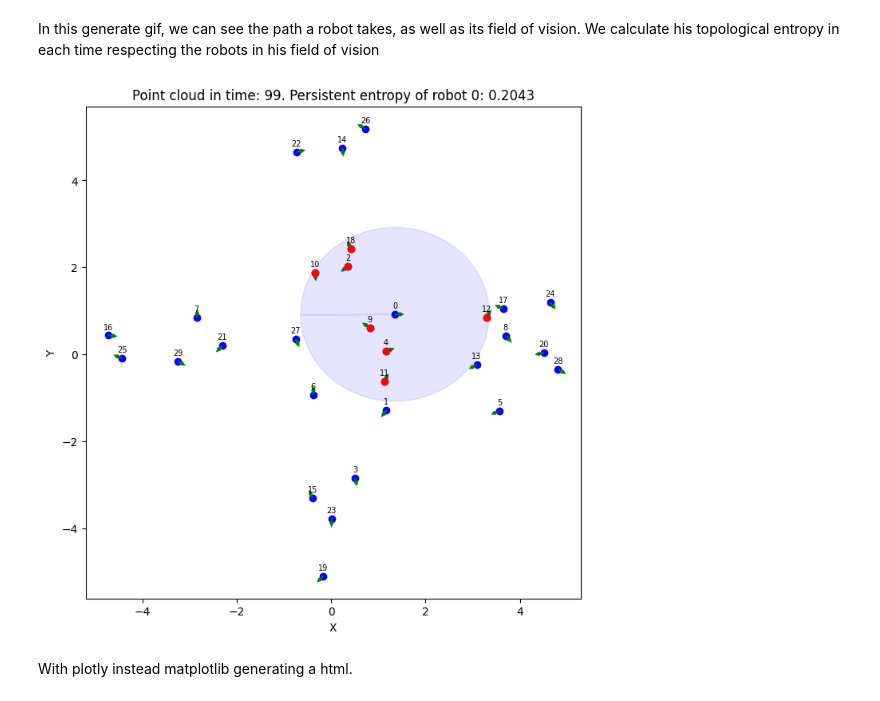
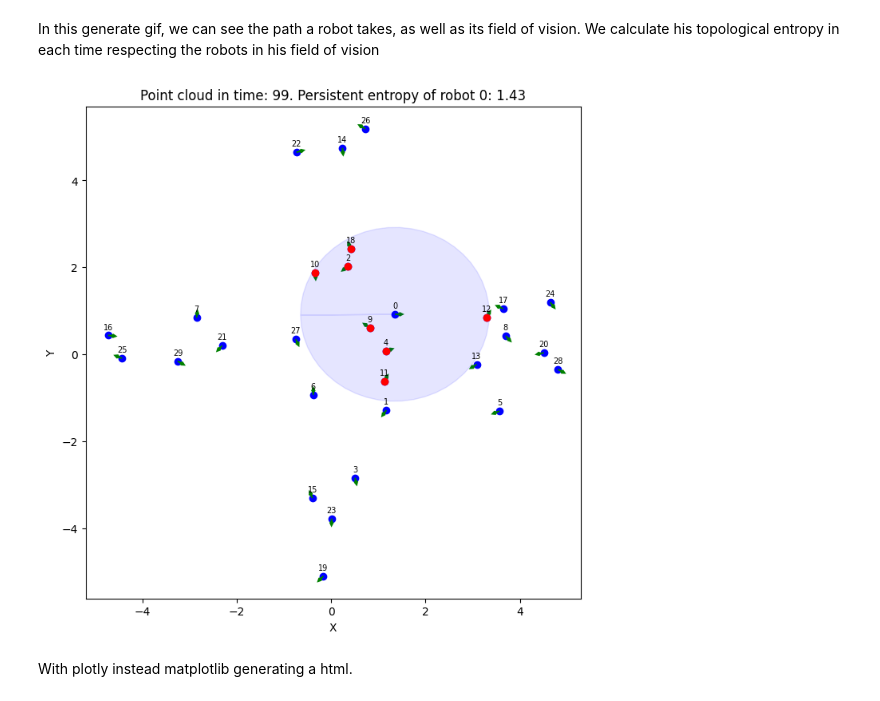
Before and after one commit to victosdur77/Task6.3.2, a Jupyter notebook: PersistentEntropy.ipynb, the cells around one changed output. Saved outputs shown, nothing was run; the diff lists cells and outputs as text; code cells hidden in the pictures.

```diff
--- a/PersistentEntropy.ipynb
+++ b/PersistentEntropy.ipynb
@@ -354,0 +357,40 @@ No significant, , correlación 0.19693841771233211
+# %%
+entropiasRobots=[]
+distanceMove=[]
+robotsVision=[]
+for j in range(instantes-1):
+    for i in range(n_robots):
+        time=j
+        robot=i
+        instante = ps[time]
+        x=instante[:,0]
+        y=instante[:,1]
+        angle=instante[:,2]
+        robots=fu.calculate_robots_in_field_vision(time,robot,radio,anguloVision)
+        robotsVision.append(len(robots))
+        if len(robots) == 0:
+            entropiasRobots.append(0)
+        else:
+            robots.append(robot)
+            puntos=ps[time,robots,:2]
+            x=fu.calculaDiagramaPersistencia(puntos,0)
+            xL = DiagramSelector(use=True).fit_transform([x])
+            entropia = fu.calculaEntropia(xL[0])
+            entropiasRobots.append(entropia)
+        time1=j
+        time2=j+1
+        x1=ps[time1,i,0]
+        y1=ps[time1,i,1]
+        x2=ps[time2,i,0]
+        y2=ps[time2,i,1]
+        distancia=fu.calculate_distance(x1,y1,x2,y2)
+        distanceMove.append(distancia)
+
+for i in np.unique(robotsVision):
+    print(f"{i} robots in the field of vision")
+    indices = np.where(np.array(robotsVision) == i)[0]
+    corr, p_value = spearmanr(np.array(entropiasRobots)[indices], np.array(distanceMove)[indices])
+    if p_value < 0.05:
+        print(f"\033[92mSignificant!, correlation {corr}\033[0m")
+    else:
+        print(f"\033[91mNo significant, correlation {corr}\033[0m")
@@ -386,35 +446,35 @@ def update(frame):
         yrobot = y[robotVision]
         orientation = angle[robotVision]
         arc_points = [[xrobot, yrobot]]
 
         num_points = 50
         for i in range(num_points + 1):
             angulos = orientation + field_of_view / 2 - (i / num_points) * field_of_view
             arc_points.append([xrobot + vision_radius * np.cos(angulos), yrobot + vision_radius * np.sin(angulos)])
         arc_points.append([xrobot, yrobot])
         arc_points = np.array(arc_points)
         # plt.plot(arc_points[:, 0], arc_points[:, 1], 'b-', alpha=0.3)
         plt.fill(arc_points[:, 0], arc_points[:, 1], color='blue', alpha=0.1)
     robots=fu.calculate_robots_in_field_vision(frame,robotVision,radio,anguloVision,)
     plt.scatter(x[robots], y[robots],color="red")
     robots.append(robotVision)
     puntos=ps[frame,robots,:2]
     x=fu.calculaDiagramaPersistencia(puntos,0)
     xL = DiagramSelector(use=True).fit_transform([x])
     if len(robots) < 3:
         entropia = None
     else:
-        entropia = fu.relative_entropy(xL[0])
+        entropia = fu.calculaEntropia(xL[0])
     plt.xlabel('X')
     plt.ylabel('Y')
     plt.title(f'Point cloud in time: {frame}. Persistent entropy of robot {robotVision}: {entropia}')
 
 fig = plt.figure(figsize=(8, 8))
 ani = animation.FuncAnimation(fig, update, frames=100, interval=1000)
 ani.save(filename="RobotMovementVision.gif", writer="pillow")
 plt.show()
 # %% [output]
-[figure, old version]
+[figure, new version]
 # %% [markdown]
 With plotly instead matplotlib generating a html.
 # %%
```
Also changed, not shown: parts of 6 cells of this notebook, 2 other files.
